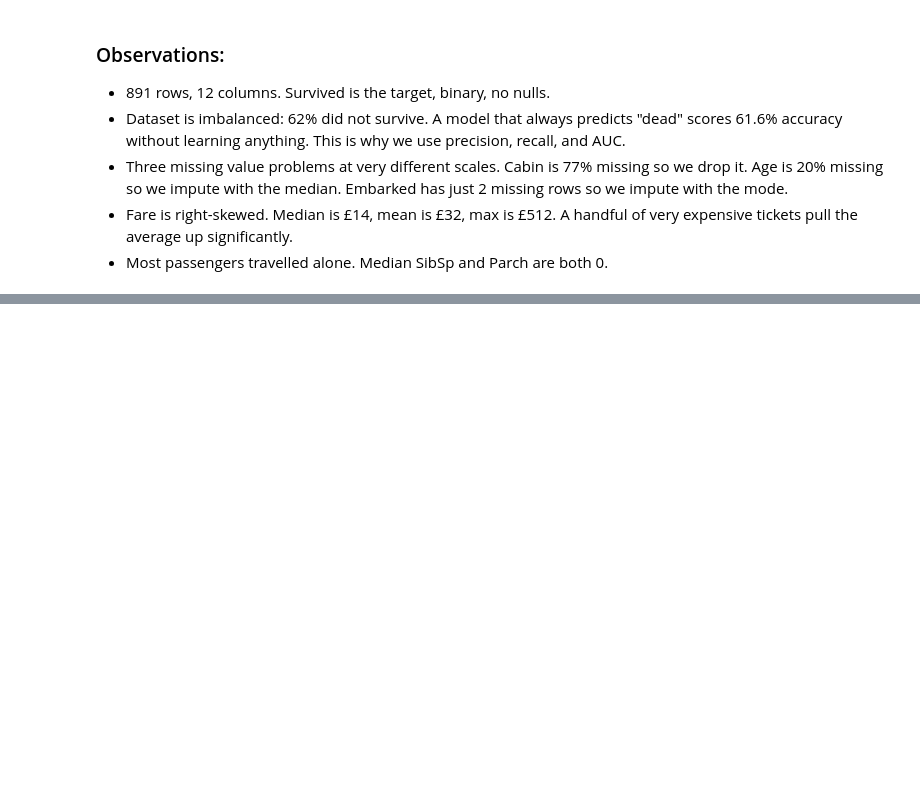
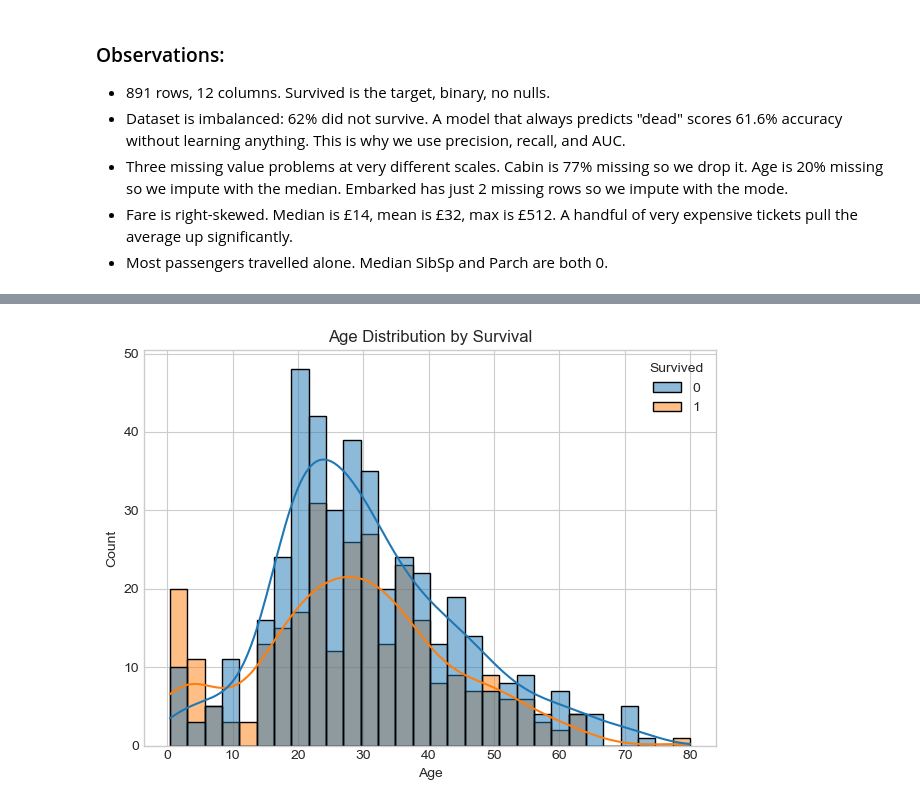
Before and after one commit to ashandx/titanic-clf, a Jupyter notebook: notebooks/titanic_classification.ipynb, the cells around one changed output, grey strips where cells are left out. Cells and saved outputs as stored; diff of their text form; code cells hidden in the pictures; blank space fills up the shorter version.

```diff
--- a/notebooks/titanic_classification.ipynb
+++ b/notebooks/titanic_classification.ipynb
@@ -240,0 +151,10 @@ All three ROC curves on one axes, plus a summary table. The goal is not just to
+# %%
+fig, ax = plt.subplots()
+sns.histplot(data=df, x='Age', hue='Survived', kde=True, ax=ax, bins=30)
+ax.set_title('Age Distribution by Survival')
+ax.set_xlabel('Age')
+plt.tight_layout()
+plt.savefig('../images/age_distribution.png', dpi=150, bbox_inches='tight')
+plt.show()
+# %% [output]
+[figure, added]
```
Also changed, not shown: parts of 64 cells of this notebook.
